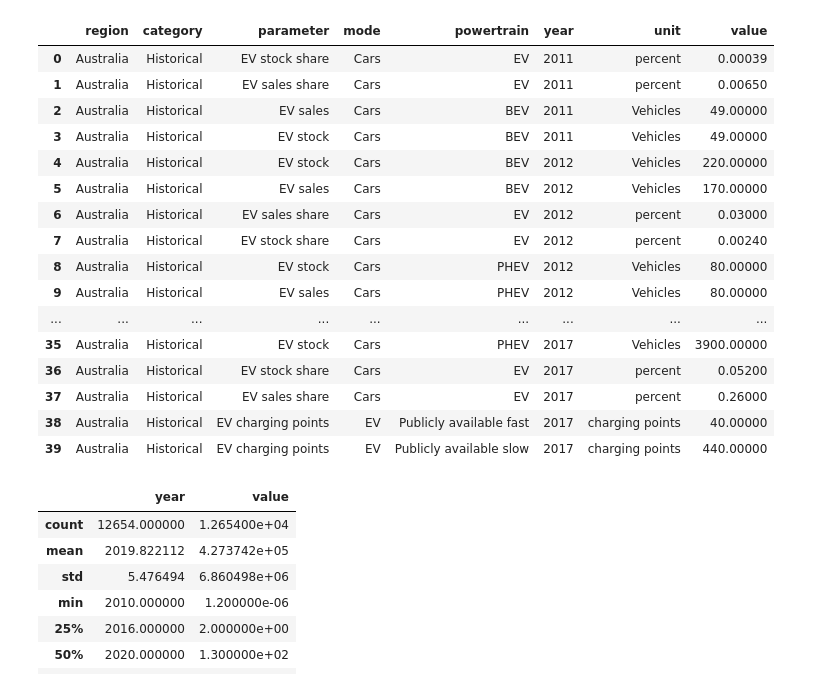
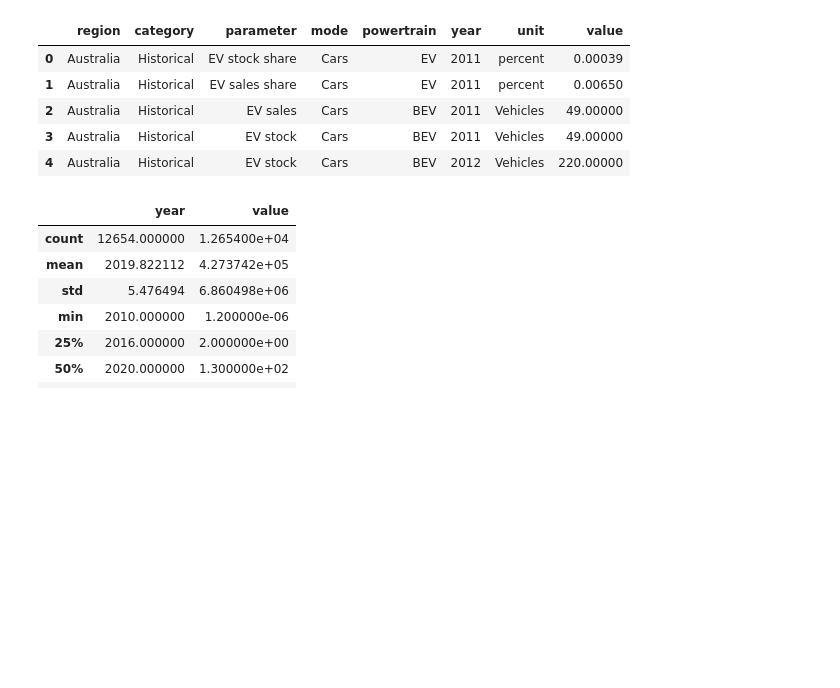
Before and after one commit to arkhanks/data_analytics_proj_3, a Jupyter notebook: Amy/AMY worldwide ev adoption.ipynb, the cells around one changed output. Drawn from its saved outputs; the diff is of its cells as text; code cells hidden in the pictures; blank space fills up the shorter version.

```diff
--- a/Amy/AMY worldwide ev adoption.ipynb
+++ b/Amy/AMY worldwide ev adoption.ipynb
@@ -3,28 +4,17 @@ import pandas as pd
 # %%
 # Import csv file and read it into a dataframe
 csv_file_path = '../Resources/IEA Global EV Data 2024.csv'
 df =pd.read_csv(csv_file_path)
 
 # Inspect the first or last few rows of the dataset to see that the data loaded properly and what you're working with
-df.head(40)
+df.head()
 # %% [output]
 |  | region | category | parameter | mode | powertrain | year | unit | value |
 | 0 | Australia | Historical | EV stock share | Cars | EV | 2011 | percent | 0.00039 |
 | 1 | Australia | Historical | EV sales share | Cars | EV | 2011 | percent | 0.00650 |
 | 2 | Australia | Historical | EV sales | Cars | BEV | 2011 | Vehicles | 49.00000 |
 | 3 | Australia | Historical | EV stock | Cars | BEV | 2011 | Vehicles | 49.00000 |
 | 4 | Australia | Historical | EV stock | Cars | BEV | 2012 | Vehicles | 220.00000 |
-| 5 | Australia | Historical | EV sales | Cars | BEV | 2012 | Vehicles | 170.00000 |
-| 6 | Australia | Historical | EV sales share | Cars | EV | 2012 | percent | 0.03000 |
-| 7 | Australia | Historical | EV stock share | Cars | EV | 2012 | percent | 0.00240 |
-| 8 | Australia | Historical | EV stock | Cars | PHEV | 2012 | Vehicles | 80.00000 |
-| 9 | Australia | Historical | EV sales | Cars | PHEV | 2012 | Vehicles | 80.00000 |
-| ... | ... | ... | ... | ... | ... | ... | ... | ... |
-| 35 | Australia | Historical | EV stock | Cars | PHEV | 2017 | Vehicles | 3900.00000 |
-| 36 | Australia | Historical | EV stock share | Cars | EV | 2017 | percent | 0.05200 |
-| 37 | Australia | Historical | EV sales share | Cars | EV | 2017 | percent | 0.26000 |
-| 38 | Australia | Historical | EV charging points | EV | Publicly available fast | 2017 | charging points | 40.00000 |
-| 39 | Australia | Historical | EV charging points | EV | Publicly available slow | 2017 | charging points | 440.00000 |
 # %%
 # get a better idea of the dataset
 df.describe()
```
Also changed, not shown: parts of 19 cells of this notebook, 25 other files.
